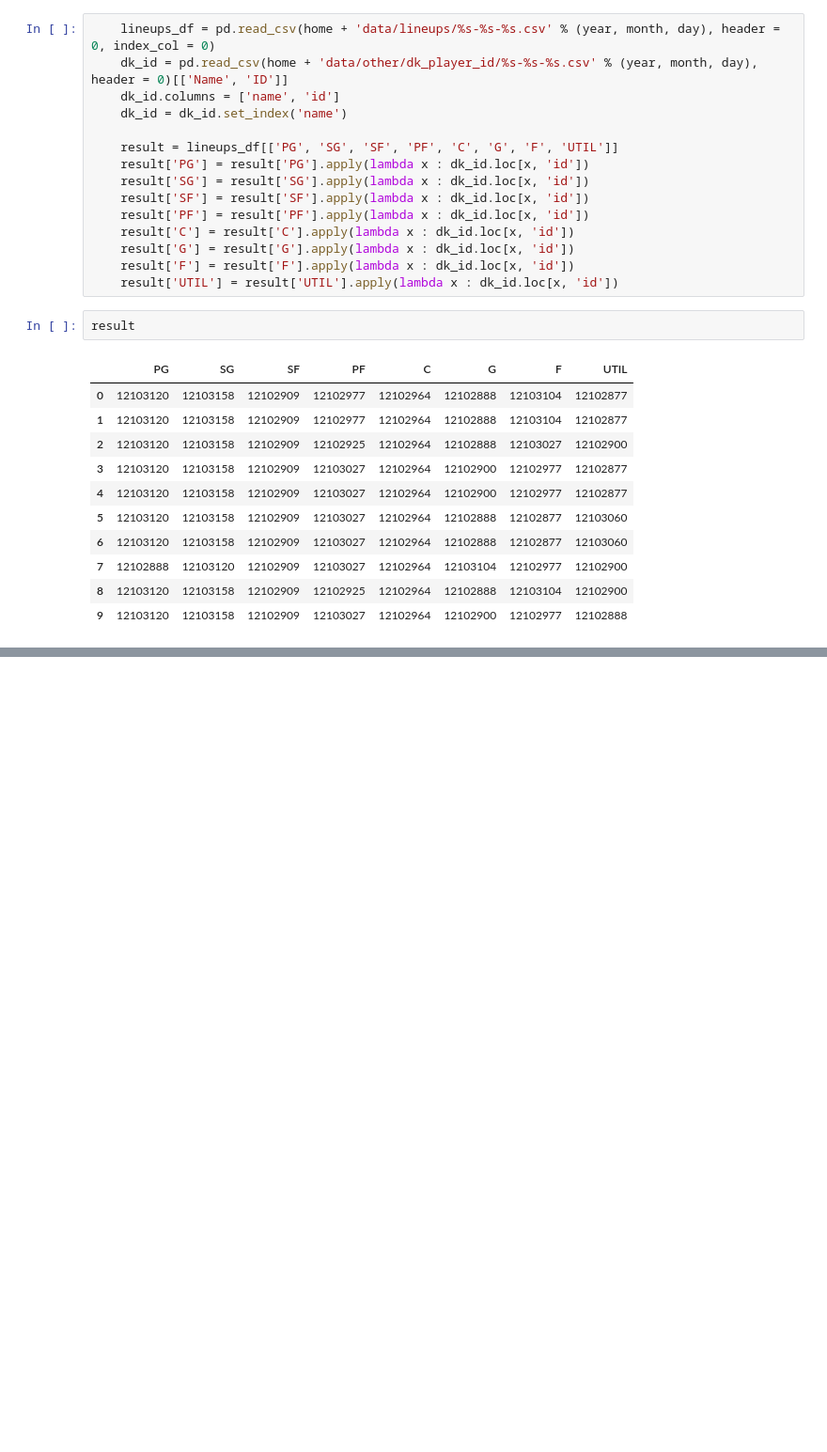
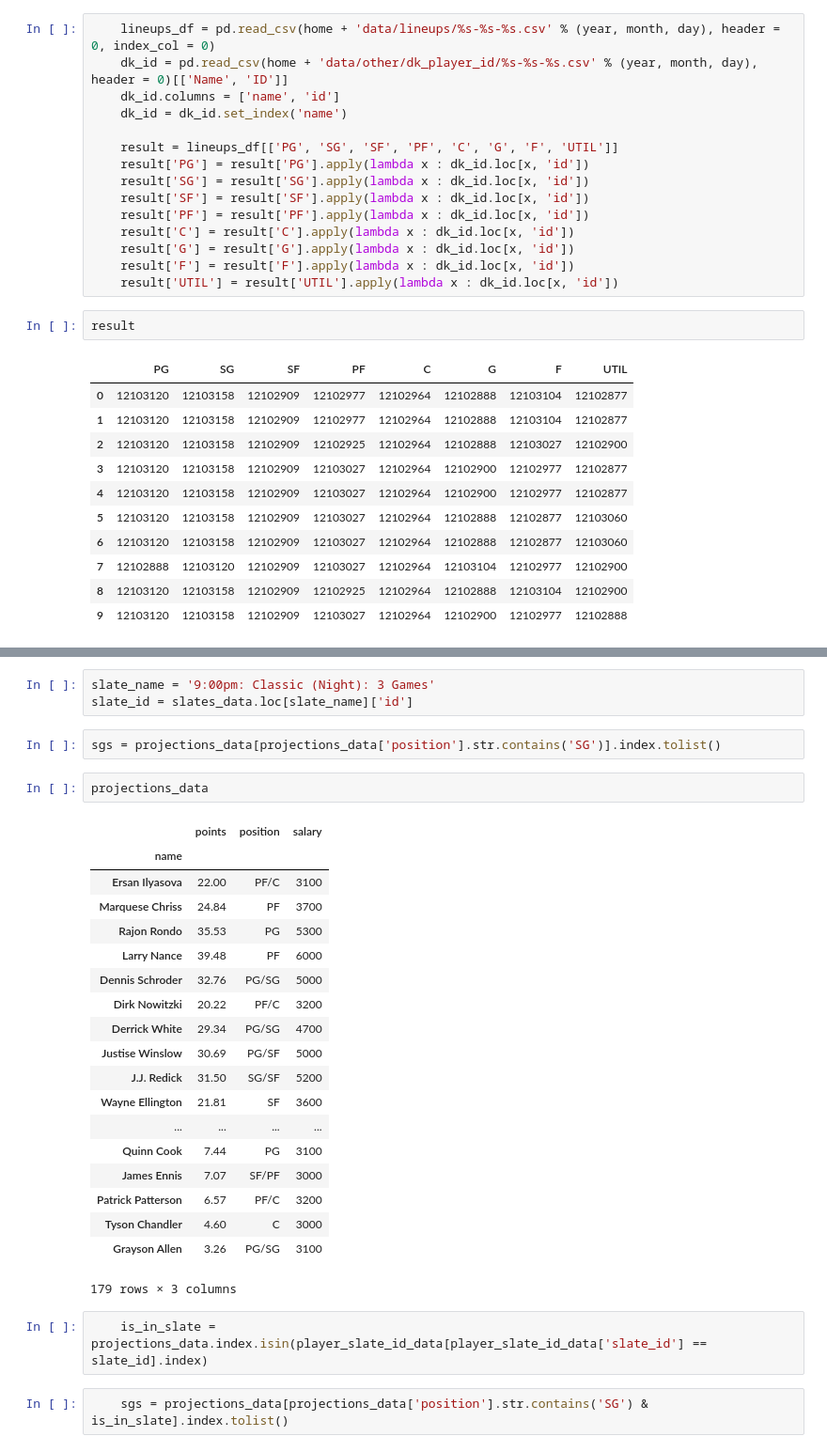
Before and after one commit to JeremyLi28/Fantasy, a Jupyter notebook: notebooks/Untitled0.ipynb, the cells around one changed output, grey strips where cells are left out. Shown at 94% size. Saved outputs shown, nothing was run; the diff lists cells and outputs as text; blank space fills up the shorter version.

Commit message:
add slate: change for lineup_optimizer

```diff
--- a/notebooks/Untitled0.ipynb
+++ b/notebooks/Untitled0.ipynb
@@ -291,0 +317,31 @@ result
+# %%
+slate_name = '9:00pm: Classic (Night): 3 Games'
+slate_id = slates_data.loc[slate_name]['id']
+# %%
+sgs = projections_data[projections_data['position'].str.contains('SG')].index.tolist()
+# %%
+projections_data
+# %% [output]
+|  | points | position | salary |
+| name |  |  |  |
+| Ersan Ilyasova | 22.00 | PF/C | 3100 |
+| Marquese Chriss | 24.84 | PF | 3700 |
+| Rajon Rondo | 35.53 | PG | 5300 |
+| Larry Nance | 39.48 | PF | 6000 |
+| Dennis Schroder | 32.76 | PG/SG | 5000 |
+| Dirk Nowitzki | 20.22 | PF/C | 3200 |
+| Derrick White | 29.34 | PG/SG | 4700 |
+| Justise Winslow | 30.69 | PG/SF | 5000 |
+| J.J. Redick | 31.50 | SG/SF | 5200 |
+| Wayne Ellington | 21.81 | SF | 3600 |
+| ... | ... | ... | ... |
+| Quinn Cook | 7.44 | PG | 3100 |
+| James Ennis | 7.07 | SF/PF | 3000 |
+| Patrick Patterson | 6.57 | PF/C | 3200 |
+| Tyson Chandler | 4.60 | C | 3000 |
+| Grayson Allen | 3.26 | PG/SG | 3100 |
+179 rows × 3 columns
+# %%
+	is_in_slate = projections_data.index.isin(player_slate_id_data[player_slate_id_data['slate_id'] == slate_id].index)
+# %%
+	sgs = projections_data[projections_data['position'].str.contains('SG') & is_in_slate].index.tolist()
```
Also changed, not shown: parts of 10 cells of this notebook, 2 other files.
